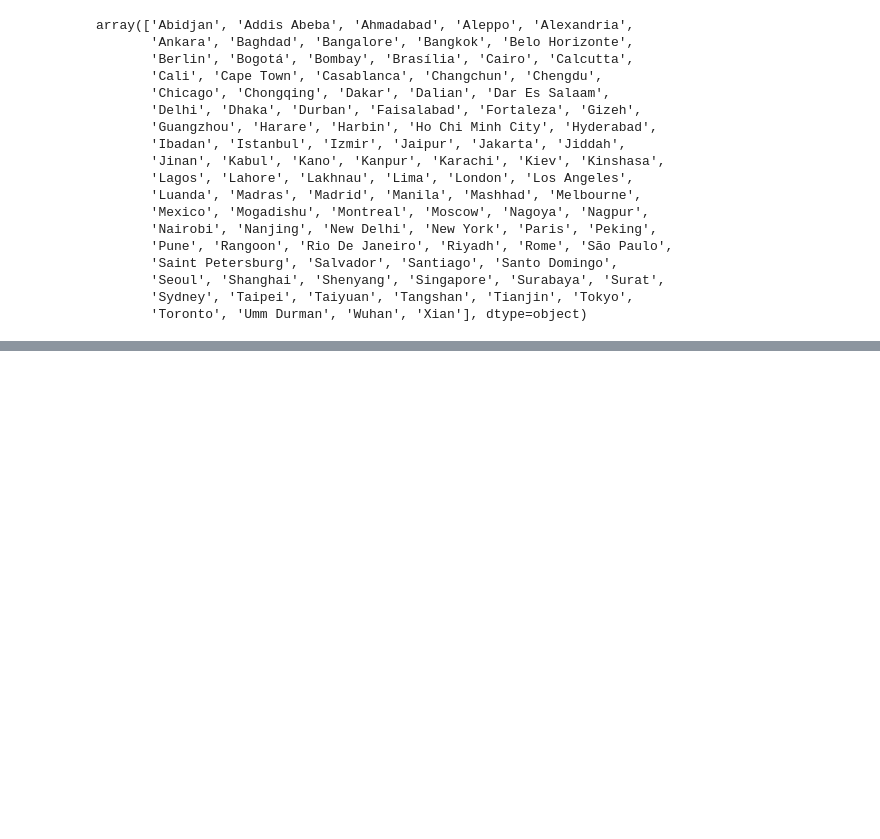
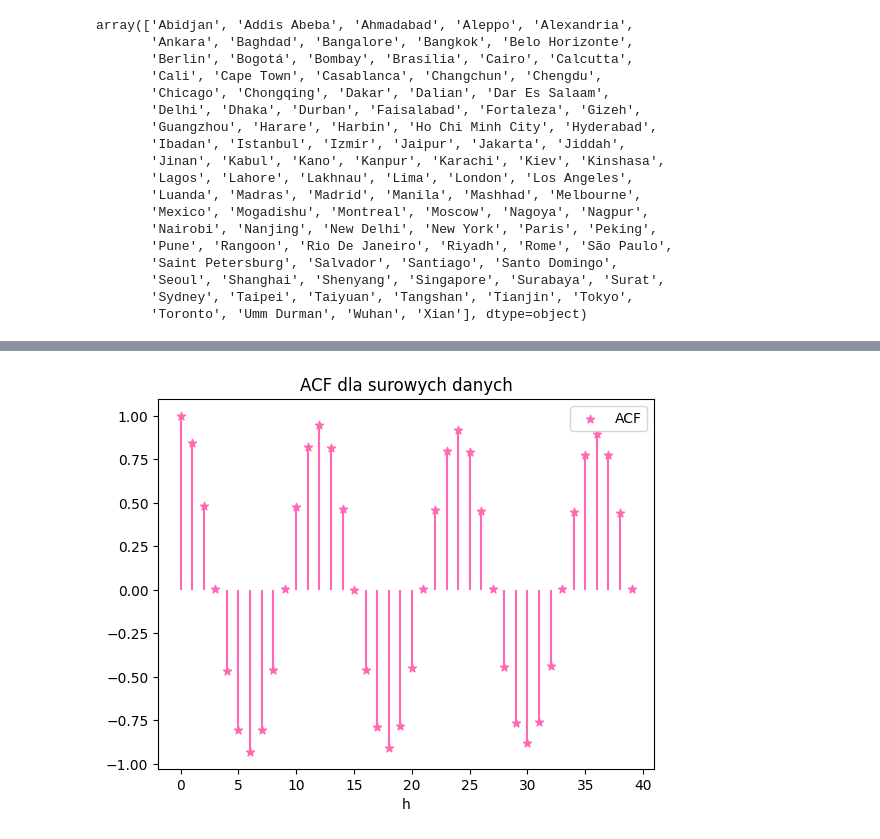
Before and after one commit to MariaNowacka/raport_kaszcz, a Jupyter notebook: sprawko.ipynb, the cells around one changed output, grey strips where cells are left out. Saved outputs shown, nothing was run; the diff lists cells and outputs as text; code cells hidden in the pictures; blank space fills up the shorter version.

```diff
--- a/sprawko.ipynb
+++ b/sprawko.ipynb
@@ -220,0 +74,10 @@ fit_sin(np.arange(480), X_star)['period'], fit_sin(t, X_star)['period'],
+# %%
+hs = np.arange(40)
+acc = [sampleACF(np.array(al), h) for h in hs]
+plt.vlines(x=hs, ymin=0, ymax=acc, color = 'hotpink')
+plt.scatter(hs, acc, marker = '*', color = 'hotpink', label = 'ACF')
+plt.title('ACF dla surowych danych'); plt.legend()
+plt.xlabel('h')
+plt.savefig('surowe_acf.png')
+# %% [output]
+[figure, added]
```
Also changed, not shown: parts of 81 cells of this notebook, 23 other files.
